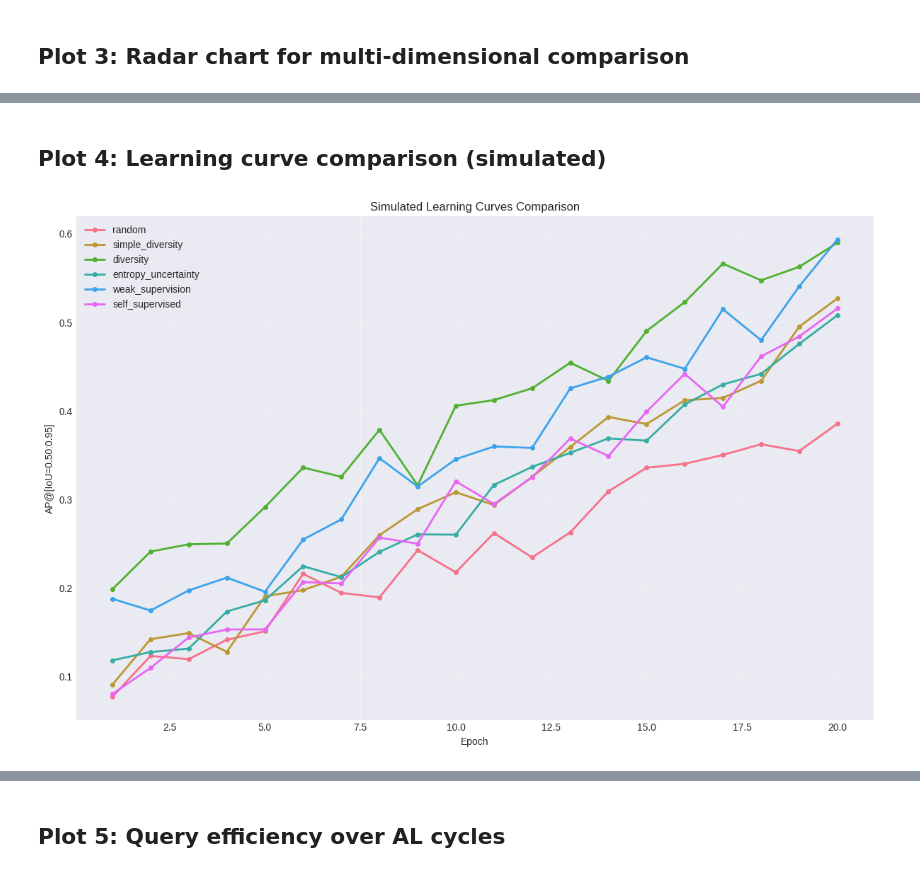
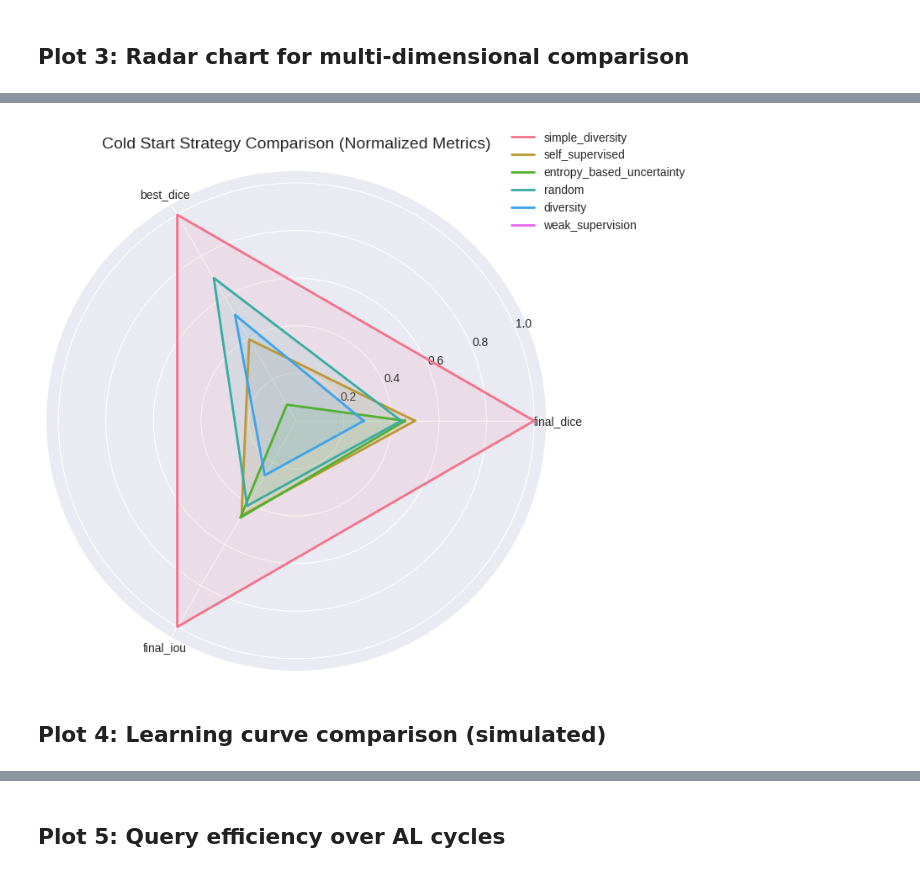
Before and after one commit to abrekkamil/Active_Learning_Benchmarking, a Jupyter notebook: notebooks/05_strategy_comparison.ipynb, the cells around one changed output, grey strips where cells are left out. Saved outputs shown, nothing was run; the diff lists cells and outputs as text; code cells hidden in the pictures.

```diff
--- a/notebooks/05_strategy_comparison.ipynb
+++ b/notebooks/05_strategy_comparison.ipynb
@@ -180,29 +162,40 @@ plt.show()
+# %%
+metrics_for_radar = ["final_dice", "best_dice", "final_iou"]
+
+radar_df = df.set_index("strategy")[metrics_for_radar]
+
+# Normalize to [0,1]
+radar_norm = (radar_df - radar_df.min()) / (radar_df.max() - radar_df.min())
+import numpy as np
+
+def plot_radar(data, title):
+    labels = data.columns
+    num_vars = len(labels)
+
+    angles = np.linspace(0, 2 * np.pi, num_vars, endpoint=False).tolist()
+    angles += angles[:1]
+
+    fig, ax = plt.subplots(figsize=(8, 8), subplot_kw=dict(polar=True))
+
+    for strategy, row in data.iterrows():
+        values = row.tolist()
+        values += values[:1]
+        ax.plot(angles, values, label=strategy, linewidth=2)
+        ax.fill(angles, values, alpha=0.1)
+
+    ax.set_thetagrids(np.degrees(angles[:-1]), labels)
+    ax.set_title(title, fontsize=14, pad=20)
+    ax.grid(True)
+    ax.legend(loc="upper right", bbox_to_anchor=(1.3, 1.1))
+
+    plt.tight_layout()
+    plt.show()
+# %%
+plot_radar(
+    radar_norm,
+    title="Cold Start Strategy Comparison (Normalized Metrics)"
+)
+# %% [output]
+[figure, added]
 # %% [markdown]
 ## Plot 4: Learning curve comparison (simulated)
-# %%
-plt.figure(figsize=(12, 8))
-
-# Generate simulated learning curves
-epochs = range(1, 21)
-for i, strategy in enumerate(strategies):
-    # Simulate different learning curves
-    if strategy == 'random':
-        curve = np.linspace(0.1, 0.4, len(epochs)) + np.random.normal(0, 0.02, len(epochs))
-    elif strategy == 'diversity':
-        curve = np.linspace(0.2, 0.6, len(epochs)) + np.random.normal(0, 0.02, len(epochs))
-    elif strategy == 'weak_supervision':
-        curve = np.linspace(0.15, 0.55, len(epochs)) + np.random.normal(0, 0.02, len(epochs))
-    else:
-        curve = np.linspace(0.1, 0.5, len(epochs)) + np.random.normal(0, 0.02, len(epochs))
-
-    plt.plot(epochs, curve, '-o', label=strategy, markersize=4, linewidth=2)
-
-plt.xlabel('Epoch')
-plt.ylabel('AP@[IoU=0.50:0.95]')
-plt.title('Simulated Learning Curves Comparison')
-plt.grid(True, alpha=0.3)
-plt.legend()
-plt.tight_layout()
-plt.show()
-# %% [output]
-[figure, removed]
```
Also changed, not shown: parts of 14 cells of this notebook, 2 other files.
